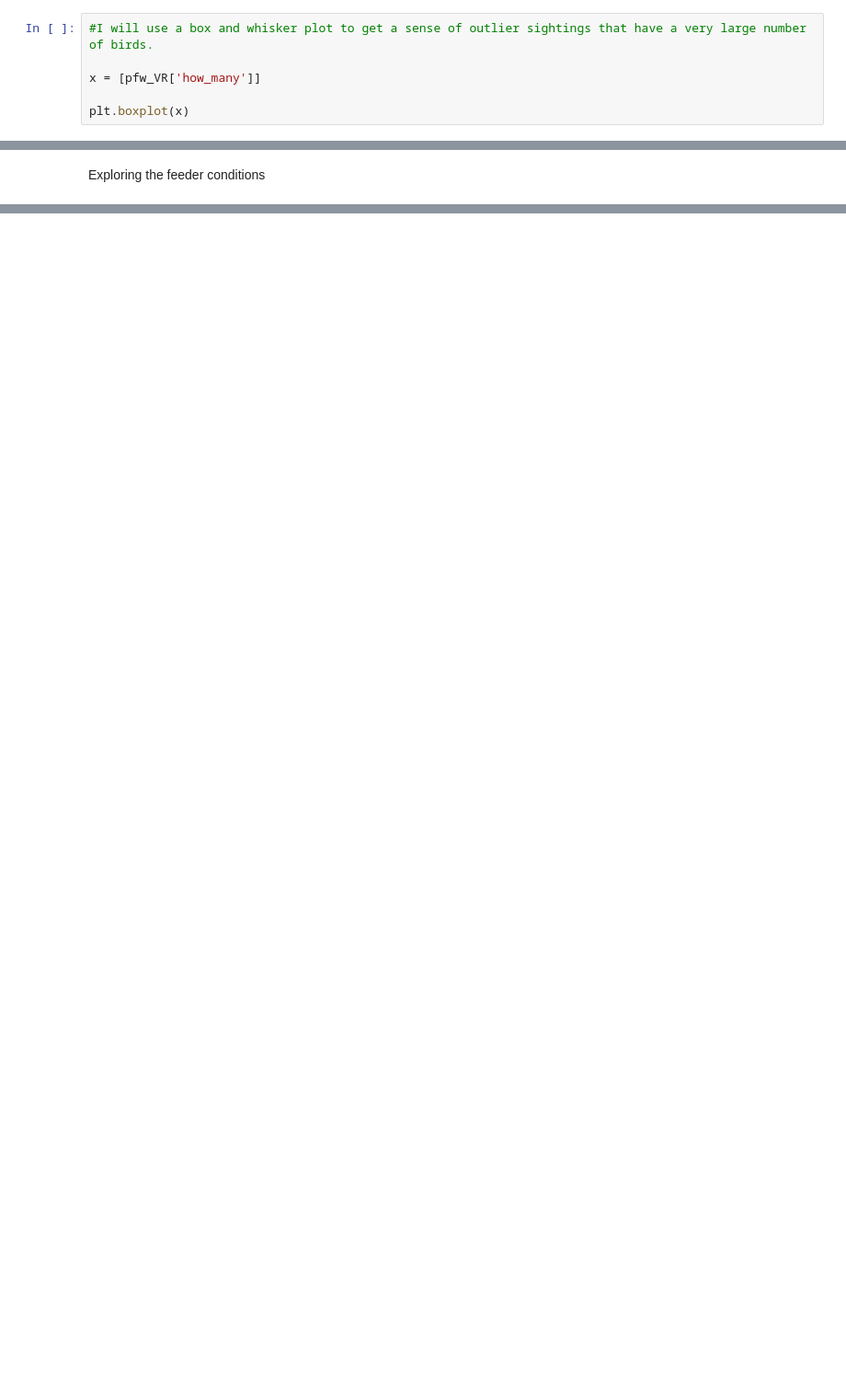
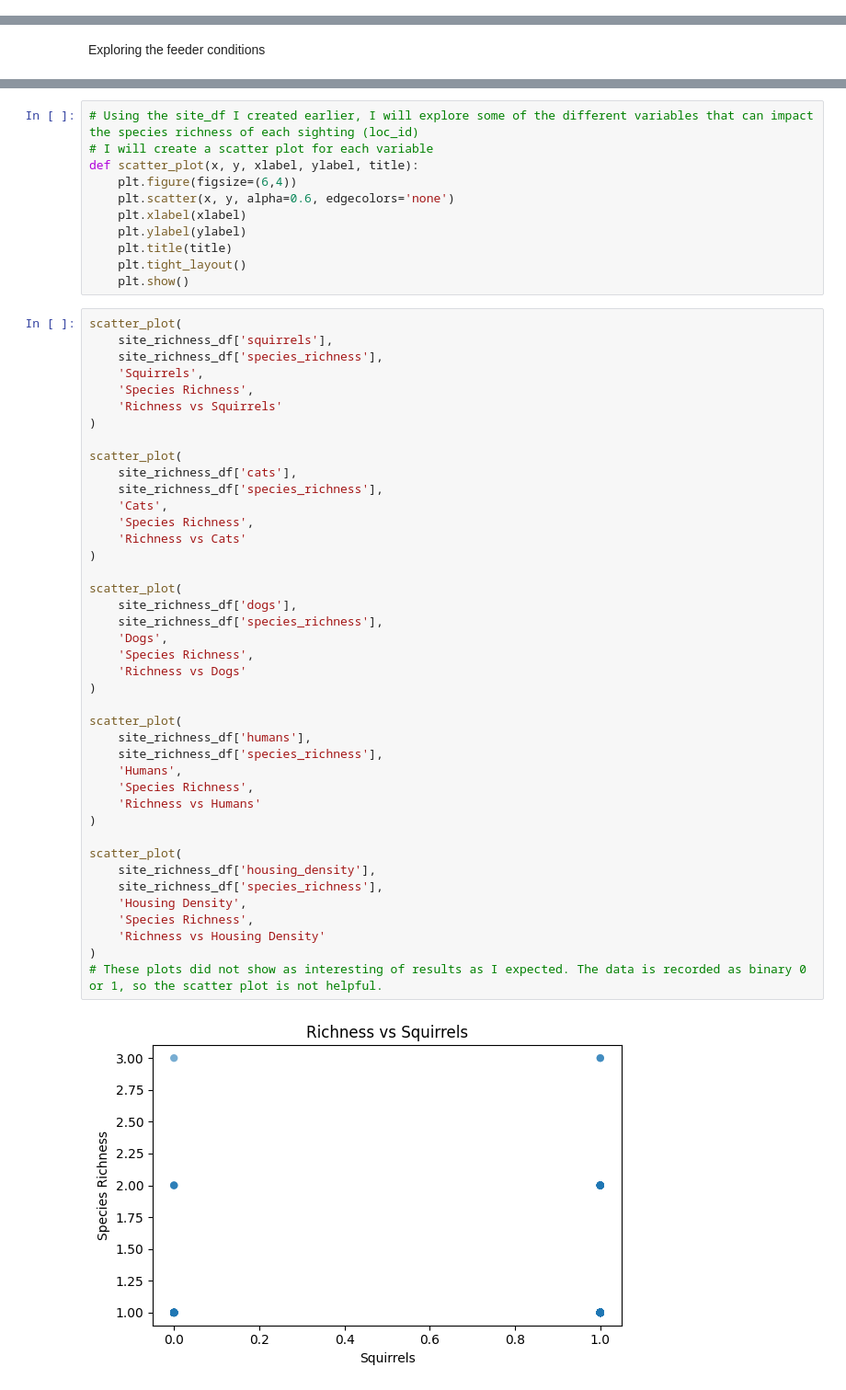
Before and after one commit to EJoyce-DA/eda-checkpoint, a Jupyter notebook: checkpoint-two.ipynb, the cells around one changed output, grey strips where cells are left out. Shown at 92% size. Drawn from its saved outputs; the diff is of its cells as text; blank space fills up the shorter version.

```diff
--- a/checkpoint-two.ipynb
+++ b/checkpoint-two.ipynb
@@ -372,6 +614,0 @@ Getting a sense for outliers
-# %%
-#I will use a box and whisker plot to get a sense of outlier sightings that have a very large number of birds.
-
-x = [pfw_VR['how_many']]
-
-plt.boxplot(x)
@@ -520,0 +912,54 @@ With your EDA complete, answer the following questions.
+# %%
+# Using the site_df I created earlier, I will explore some of the different variables that can impact the species richness of each sighting (loc_id)
+# I will create a scatter plot for each variable
+def scatter_plot(x, y, xlabel, ylabel, title):
+    plt.figure(figsize=(6,4))
+    plt.scatter(x, y, alpha=0.6, edgecolors='none')
+    plt.xlabel(xlabel)
+    plt.ylabel(ylabel)
+    plt.title(title)
+    plt.tight_layout()
+    plt.show()
+# %%
+scatter_plot(
+    site_richness_df['squirrels'],
+    site_richness_df['species_richness'],
+    'Squirrels',
+    'Species Richness',
+    'Richness vs Squirrels'
+)
+
+scatter_plot(
+    site_richness_df['cats'],
+    site_richness_df['species_richness'],
+    'Cats',
+    'Species Richness',
+    'Richness vs Cats'
+)
+
+scatter_plot(
+    site_richness_df['dogs'],
+    site_richness_df['species_richness'],
+    'Dogs',
+    'Species Richness',
+    'Richness vs Dogs'
+)
+
+scatter_plot(
+    site_richness_df['humans'],
+    site_richness_df['species_richness'],
+    'Humans',
+    'Species Richness',
+    'Richness vs Humans'
+)
+
+scatter_plot(
+    site_richness_df['housing_density'],
+    site_richness_df['species_richness'],
+    'Housing Density',
+    'Species Richness',
+    'Richness vs Housing Density'
+)
+# These plots did not show as interesting of results as I expected. The data is recorded as binary 0 or 1, so the scatter plot is not helpful.
+# %% [output]
+[figure, added]
```
Also changed, not shown: parts of 45 cells of this notebook.
